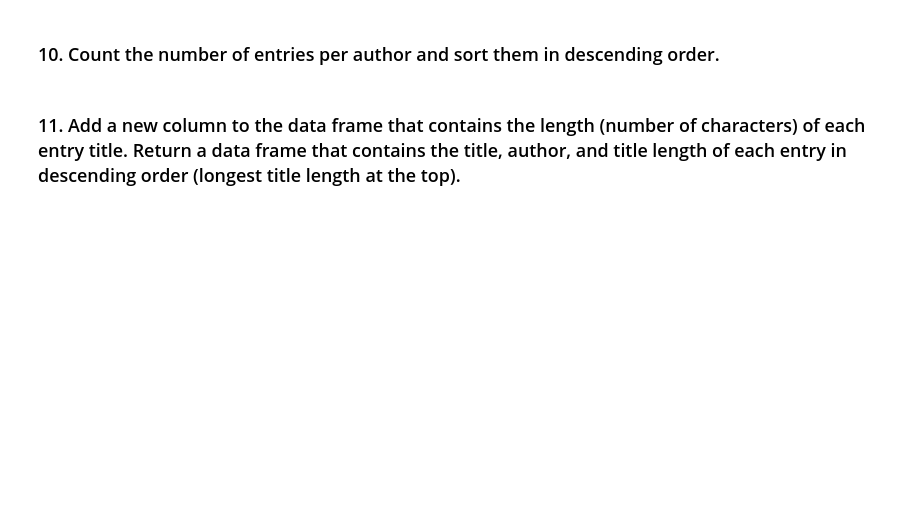
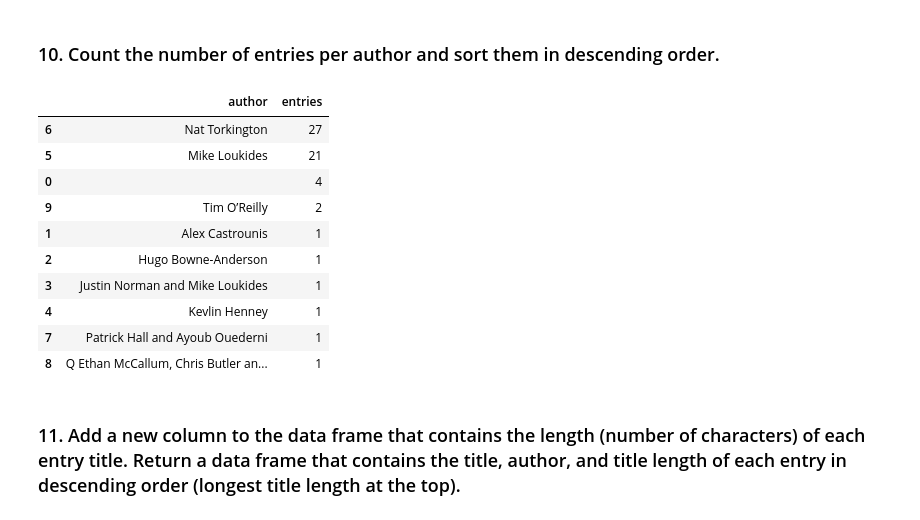
Before and after one commit to Ironhack-Data-Madrid-Abril-2021/lab_rss, a Jupyter notebook: your-code/lab_rss[ATEFEHHEZAVEHEI].ipynb, the cells around one changed output. Saved outputs shown, nothing was run; the diff lists cells and outputs as text; code cells hidden in the pictures; blank space fills up the shorter version.

```diff
--- a/your-code/lab_rss[ATEFEHHEZAVEHEI].ipynb
+++ b/your-code/lab_rss[ATEFEHHEZAVEHEI].ipynb
@@ -11,2 +18,4 @@ url = 'http://feeds.feedburner.com/oreilly/radar/atom'
+# %%
+burner= feedparser.parse("http://feeds.feedburner.com/oreilly/radar/atom")
 # %% [markdown]
 ### 2. Obtain a list of components (keys) that are available for this feed.
@@ -28,3 +92,6 @@ url = 'http://feeds.feedburner.com/oreilly/radar/atom'
 ### 9. Create a Pandas data frame from the feed's entries.
 # %%
 import pandas as pd
+# %%
+df = pd.DataFrame(burner.entries)
+df.head()
@@ -31,4 +105,20 @@ import pandas as pd
 # %% [markdown]
 ### 10. Count the number of entries per author and sort them in descending order.
+# %%
+authors = df.groupby('author', as_index=False).agg({'title':'count'})
+authors.columns = ['author', 'entries']
+authors.sort_values('entries', ascending=False)
+# %% [output]
+|  | author | entries |
+| 6 | Nat Torkington | 27 |
+| 5 | Mike Loukides | 21 |
+| 0 |  | 4 |
+| 9 | Tim O’Reilly | 2 |
+| 1 | Alex Castrounis | 1 |
+| 2 | Hugo Bowne-Anderson | 1 |
+| 3 | Justin Norman and Mike Loukides | 1 |
+| 4 | Kevlin Henney | 1 |
+| 7 | Patrick Hall and Ayoub Ouederni | 1 |
+| 8 | Q Ethan McCallum, Chris Butler an... | 1 |
 # %% [markdown]
 ### 11. Add a new column to the data frame that contains the length (number of characters) of each entry title. Return a data frame that contains the title, author, and title length of each entry in descending order (longest title length at the top).
```
Also changed, not shown: parts of 14 cells of this notebook, 1 other file.
